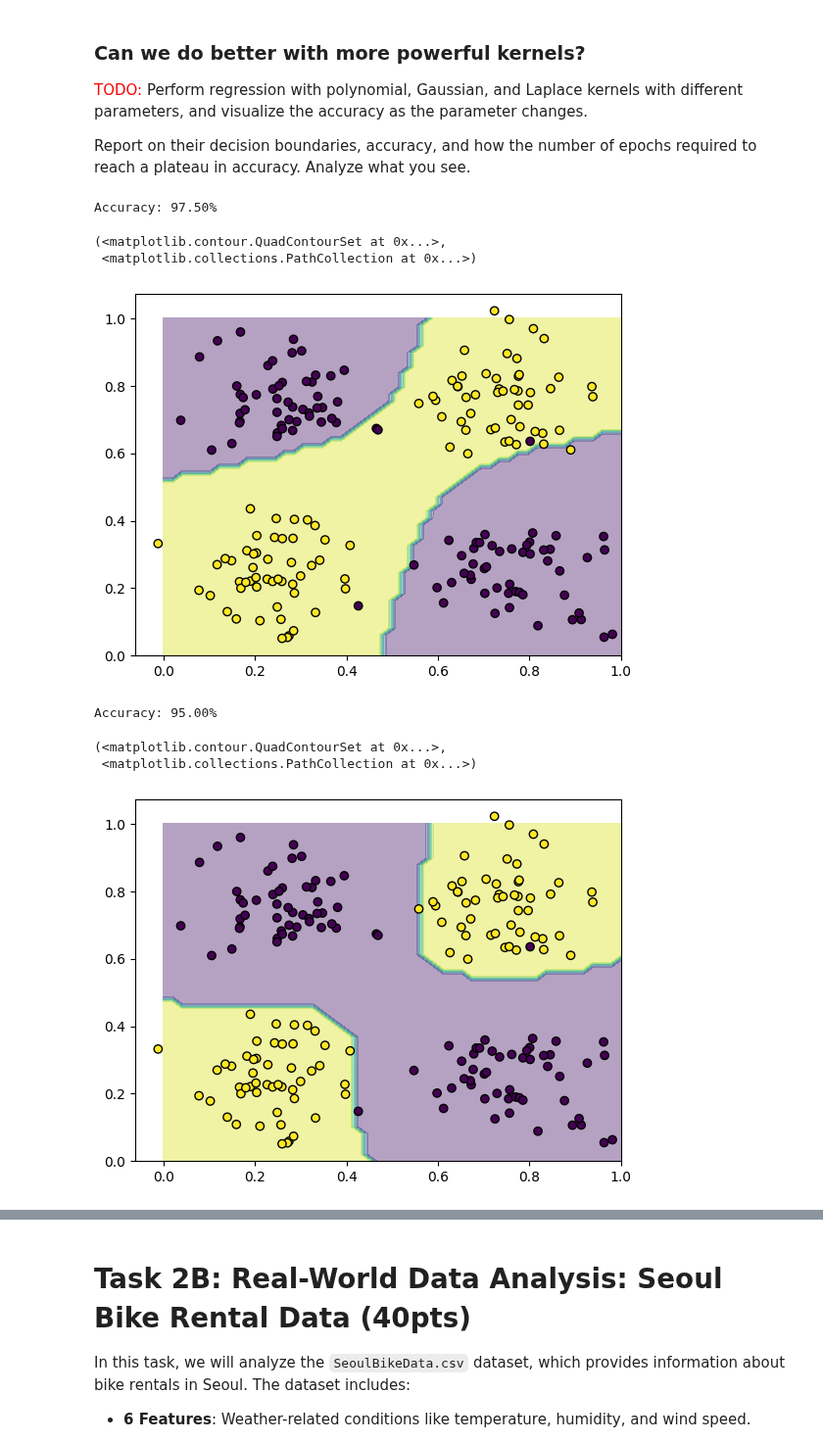
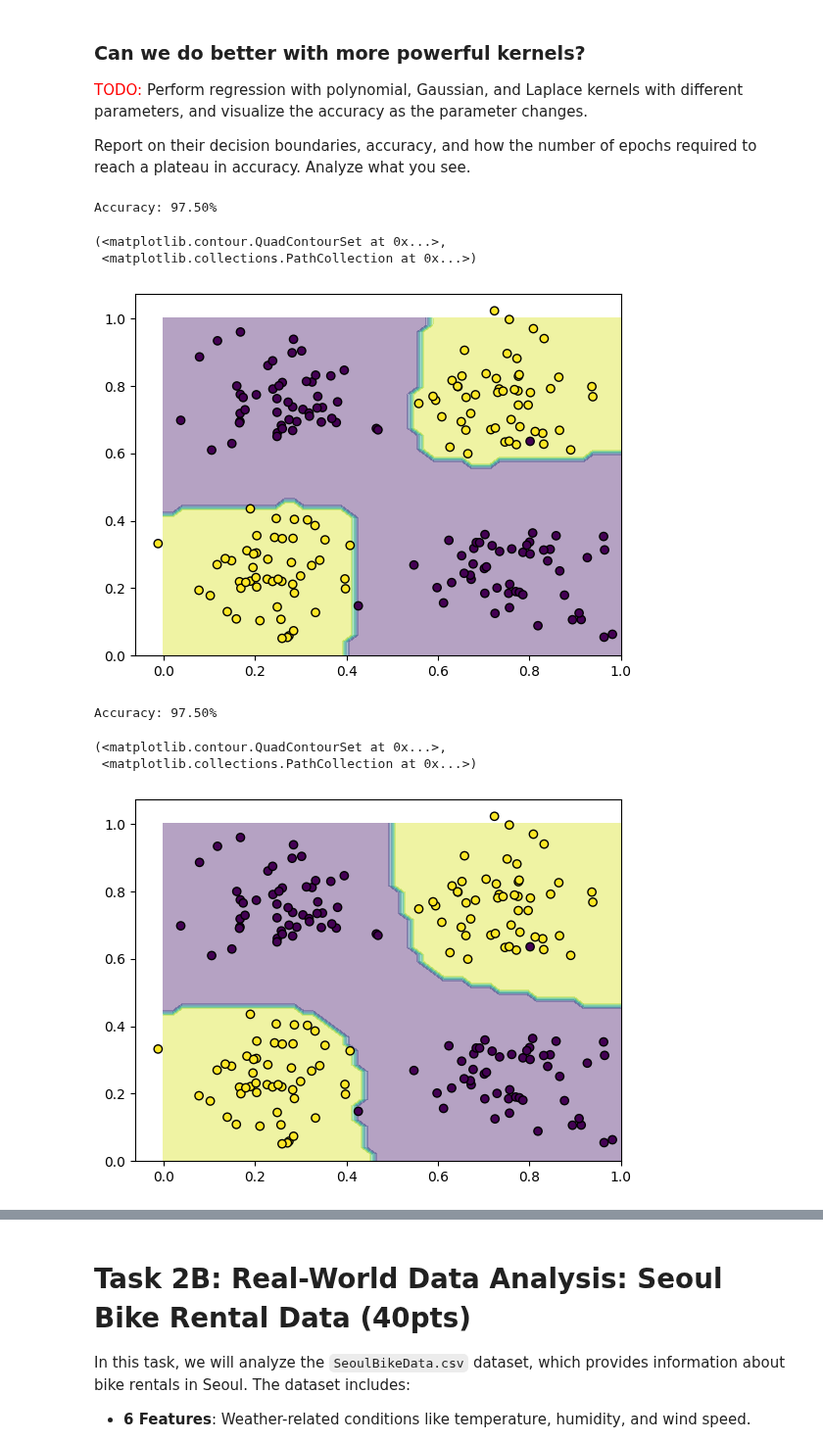
Before and after one commit to nickmvega/machine-learning, a Jupyter notebook: project_2/project2_src_vega_roth.ipynb, the cells around one changed output, grey strips where cells are left out. Shown at 98% size. Cells and saved outputs as stored; diff of their text form; code cells hidden in the pictures.

```diff
--- a/project_2/project2_src_vega_roth.ipynb
+++ b/project_2/project2_src_vega_roth.ipynb
@@ -254,9 +254,9 @@ class PolynomialKernel:
 
     def __call__(self, x, y):
         #### TODO: YOUR CODE HERE
-        x = x.reshape(-1, 1)
-        y = y.reshape(-1, 1)
-        res = (1 + (x.T @ y)) ** self.p
+        # x = x.reshape(-1, 1)
+        # y = y.reshape(-1, 1)
+        res = (1 + np.dot(x.T, y)) ** self.p
         return res
 
 class GaussianKernel:
@@ -293,6 +293,7 @@ class KernelPerceptron(object):
         self.alpha = np.zeros(n_samples, dtype=np.float64)
         # Gram matrix
         K = np.zeros((n_samples, n_samples))
+
         #### TODO: YOUR CODE HERE
         for i in range(n_samples):
             for j in range(n_samples):
@@ -300,8 +301,8 @@ class KernelPerceptron(object):
 
         for _ in range(self.T):
             for i in range(n_samples):
-                if self.predict(X[i])[0] != y[i]:
-                    self.alpha[i] = self.alpha[i] + 1
+                if np.sign(np.sum(K[i, :] * self.alpha * y)) != y[i]:
+                    self.alpha[i] += 1
 
     def project(self, X):
         #### TODO: YOUR CODE HERE
@@ -310,7 +311,7 @@ class KernelPerceptron(object):
         for i in range(X.shape[0]):
             sum_kernel = 0
             for j in range(self.Xtrain.shape[0]):
-                sum_kernel += self.alpha[j] * self.ytrain[j] * self.kernel(X[i], self.Xtrain[j])
+                sum_kernel += self.alpha[j] * self.ytrain[j] * self.kernel(self.Xtrain[j], X[i])
             proj[i] = sum_kernel
 
         return proj
@@ -354,16 +355,16 @@ Report on their decision boundaries, accuracy, and how the number of epochs requ
 # %%
 #### TODO: YOUR CODE HERE
 # perform regression with polynomial kernel
-model = KernelPerceptron(kernel=PolynomialKernel(p = 2), T=10)
+model = KernelPerceptron(kernel=PolynomialKernel(p = 3), T=10)
 model.fit(Xtrain, ytrain)
 ypred = model.predict(Xtest)
 print('Accuracy: %.2f%%' % (accuracy_score(ytest, ypred) * 100))
 plot_decision_bounday_kernel_perceptron(model)
 # %% [output]
 Accuracy: 97.50%
 (<matplotlib.contour.QuadContourSet at 0x...>,
  <matplotlib.collections.PathCollection at 0x...>)
-[figure, old version]
+[figure, new version]
 # %%
 #### TODO: YOUR CODE HERE
 # perform regression with Gaussian kernel
@@ -373,10 +374,10 @@ ypred = model.predict(Xtest)
 print('Accuracy: %.2f%%' % (accuracy_score(ytest, ypred) * 100))
 plot_decision_bounday_kernel_perceptron(model)
 # %% [output]
-Accuracy: 95.00%
+Accuracy: 97.50%
 (<matplotlib.contour.QuadContourSet at 0x...>,
  <matplotlib.collections.PathCollection at 0x...>)
-[figure, old version]
+[figure, new version]
 # %%
 #### TODO: YOUR CODE HERE
 # perform regression with Laplace kernel
```
Also changed, not shown: parts of 5 cells of this notebook.
